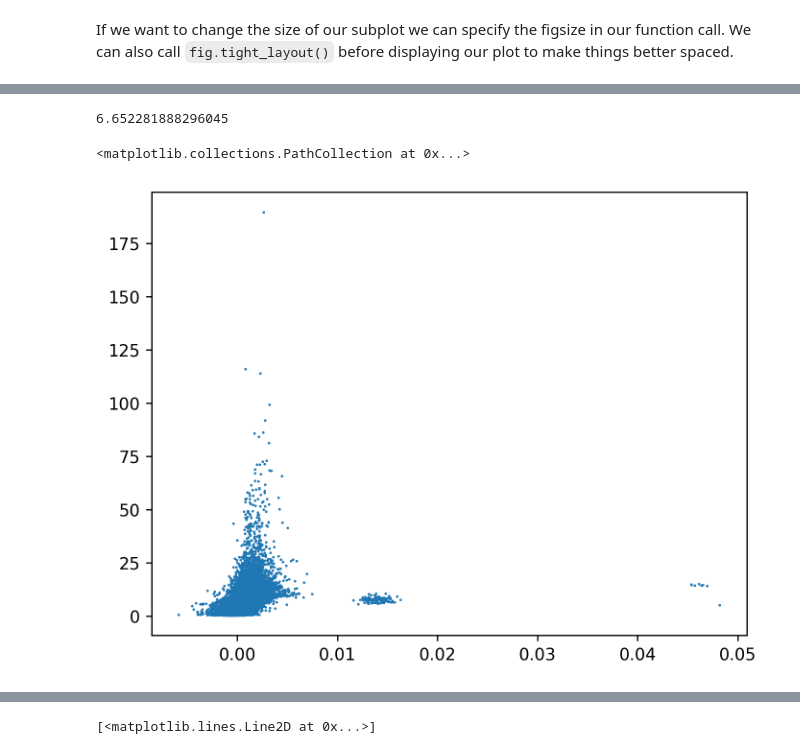
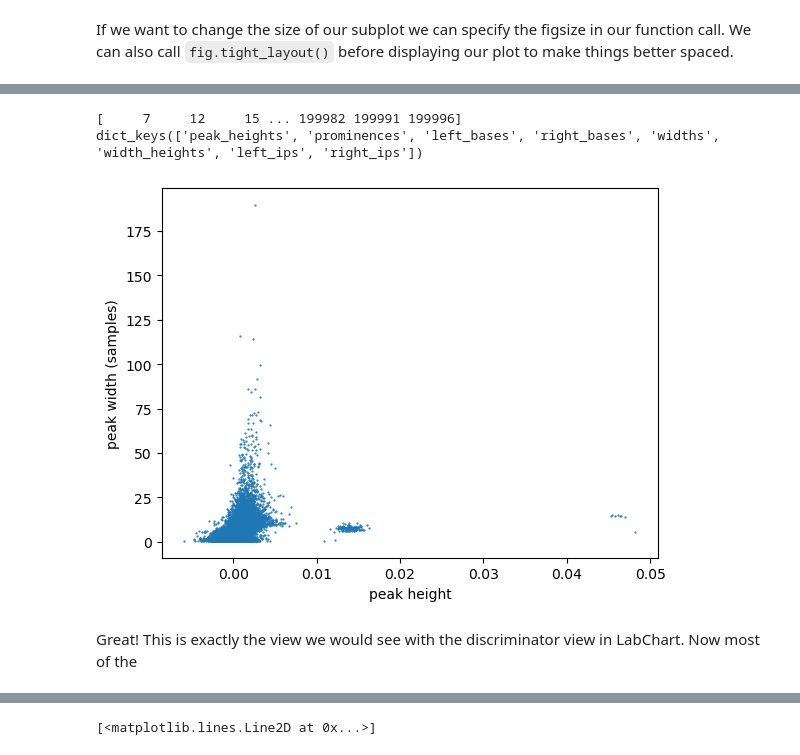
Before and after one commit to jeremyschroeter/Neuro301-Coding-Kit, a Jupyter notebook: Python_Tutorials/PythonCC3_NumpyAndMatplot.ipynb, the cells around one changed output, grey strips where cells are left out. Drawn from its saved outputs; the diff is of its cells as text; code cells hidden in the pictures.

```diff
--- a/Python_Tutorials/PythonCC3_NumpyAndMatplot.ipynb
+++ b/Python_Tutorials/PythonCC3_NumpyAndMatplot.ipynb
@@ -215,2 +214,2 @@ def split_channels(mat: dict):
 # %%
-data = loadmat('spontaneous.mat')
+DATA = loadmat('spontaneous.mat')
@@ -216,0 +226,7 @@ data = loadmat('spontaneous.mat')
+# %%
+RAW_DATA = DATA['data']
+print(RAW_DATA.shape)
+
+# LabChart put our data into a 2 dimensional array. This would be useful if we had more than 1 channel, but for now lets just make our data a 1d array.
+RAW_DATA = RAW_DATA[0]
+print(RAW_DATA.shape)
@@ -232,18 +254,23 @@ plt.scatter(peaks, np.zeros_like(peaks)+0.04, s=0.3)
 # %%
-peaks, properties = signal.find_peaks(data, height=(None, None), width=(None, None), distance=10)
+RAW_DATA = RAW_DATA * -1
+
+peaks, properties = signal.find_peaks(RAW_DATA, height=(None, None), width=(None, None))
+print(peaks)
+print(properties.keys())
+# %% [output]
+[     7     12     15 ... 199982 199991 199996]
+dict_keys(['peak_heights', 'prominences', 'left_bases', 'right_bases', 'widths', 'width_heights', 'left_ips', 'right_ips'])
-# %%
-heights, widths = properties['peak_heights'], properties['widths']
-widths.mean()
-# %% [output]
-6.652281888296045
 # %%
 heights, widths = properties['peak_heights'], properties['widths']
 # %%
-plt.rcParams['figure.dpi'] = 250
 plt.scatter(heights, widths, s=0.3)
+plt.xlabel('peak height')
+plt.ylabel('peak width (samples)')
+plt.show()
 # %% [output]
-<matplotlib.collections.PathCollection at 0x...>
-[figure, old version]
+[figure, new version]
+# %% [markdown]
+Great! This is exactly the view we would see with the discriminator view in LabChart. Now most of the
 # %%
 height_mask = (heights > 0.01) & (heights < 0.02)
 width_mask = (widths > 0) & (widths < 25)
```
Also changed, not shown: parts of 20 cells of this notebook.
